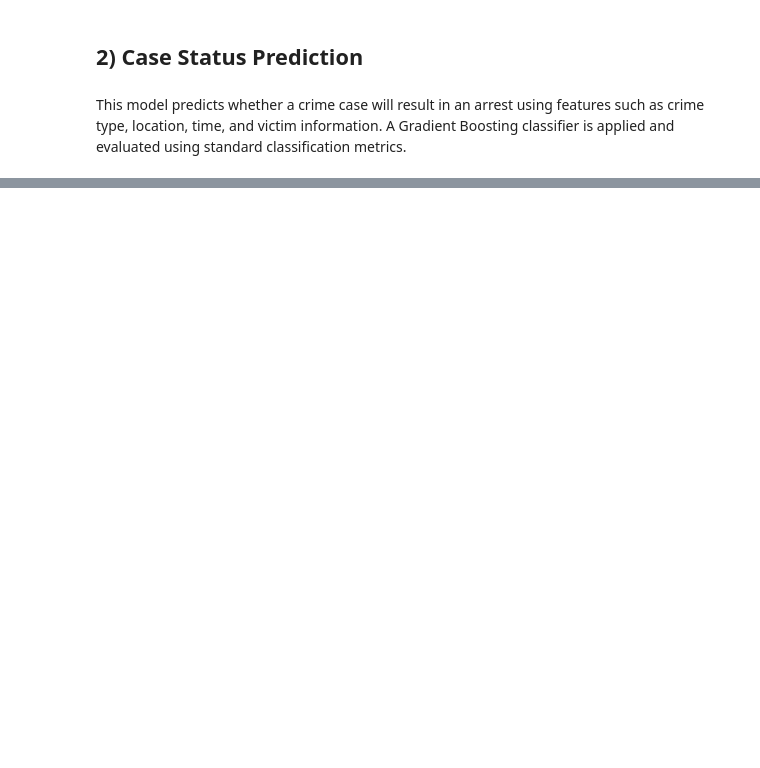
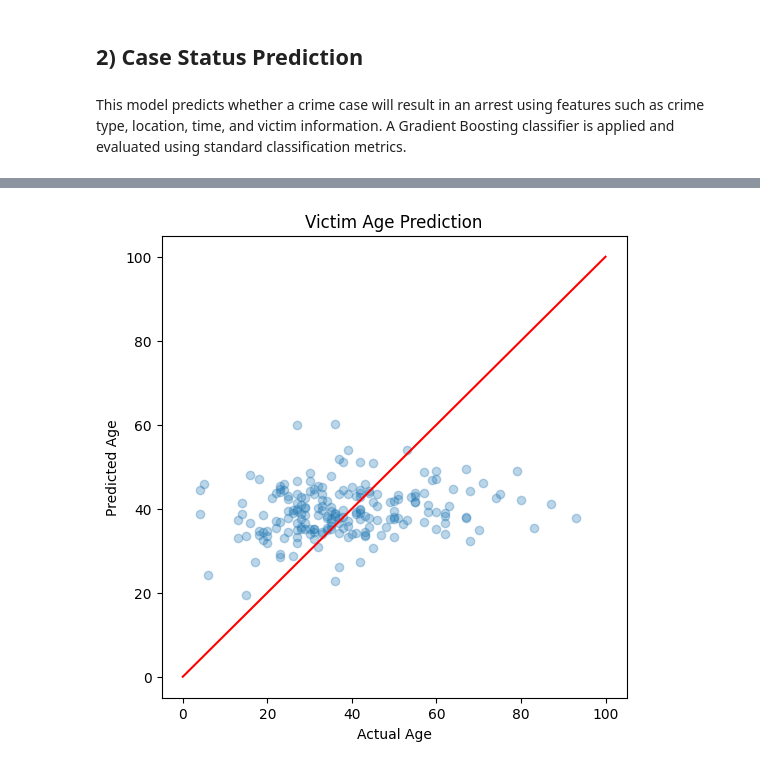
Before and after one commit to MartinRamljak/data_science_project, a Jupyter notebook: project.ipynb, the cells around one changed output, grey strips where cells are left out. Cells and saved outputs as stored; diff of their text form; code cells hidden in the pictures; blank space fills up the shorter version.

Commit message:
Predictions done

```diff
--- a/project.ipynb
+++ b/project.ipynb
@@ -751,0 +805,96 @@ TypeError: Sparse data was passed for X, but dense data is required. Use '.toarr
+# %%
+# ----------------------------
+# Load Data
+# ----------------------------
+df = pd.read_parquet("Crime_Data_from_2020_to_Present.parquet")
+df.columns = df.columns.str.strip()
+
+# Filter valid ages
+df = df[(df["Vict Age"] > 0) & (df["Vict Age"] < 100)]
+
+# ----------------------------
+# Subsample (CRITICAL)
+# ----------------------------
+df = df.sample(50_000, random_state=42)
+
+# ----------------------------
+# Features / Target
+# ----------------------------
+features = [
+    "Crm Cd Desc",
+    "AREA NAME",
+    "Vict Sex",
+    "Vict Descent",
+    "Premis Desc",
+    "Part 1-2",
+    "occ_day"
+]
+
+target = "Vict Age"
+
+df_model = df[features + [target]].dropna()
+
+X = df_model[features]
+y = df_model[target]
+
+# ----------------------------
+# Train/Test Split
+# ----------------------------
+X_train, X_test, y_train, y_test = train_test_split(
+    X, y,
+    test_size=0.2,
+    random_state=42
+)
+
+# ----------------------------
+# Preprocessing
+# ----------------------------
+categorical_features = features
+
+preprocess = ColumnTransformer([
+    ("cat", Pipeline([
+        ("imputer", SimpleImputer(strategy="most_frequent")),
+        ("onehot", OneHotEncoder(
+            handle_unknown="ignore",
+            sparse_output=False,
+            max_categories=30    # <-- limits dimensionality
+        ))
+    ]), categorical_features)
+])
+
+# ----------------------------
+# Model (ONLY ONE, FAST)
+# ----------------------------
+gbr = Pipeline([
+    ("preprocess", preprocess),
+    ("model", GradientBoostingRegressor(
+        random_state=42,
+        n_estimators=100,      # reduced
+        learning_rate=0.1,     # faster convergence
+        max_depth=3            # shallower trees
+    ))
+])
+
+# ----------------------------
+# Train + Evaluate
+# ----------------------------
+gbr.fit(X_train, y_train)
+
+preds = gbr.predict(X_test)
+
+print("\n==== Gradient Boosting Regressor ====")
+print("MAE:", mean_absolute_error(y_test, preds))
+print("RMSE:", np.sqrt(mean_squared_error(y_test, preds)))
+print("R²:", r2_score(y_test, preds))
+
+# ----------------------------
+# Visualization
+# ----------------------------
+plt.figure(figsize=(6,6))
+plt.scatter(y_test, preds, alpha=0.3)
+plt.plot([0, 100], [0, 100], color="red")
+plt.xlabel("Actual Age")
+plt.ylabel("Predicted Age")
+plt.title("Victim Age Prediction")
+plt.show()
+# %% [output]
@@ -751,0 +905 @@ TypeError: Sparse data was passed for X, but dense data is required. Use '.toarr
+[figure, added]
```
Also changed, not shown: parts of 17 cells of this notebook, 1 other file.
